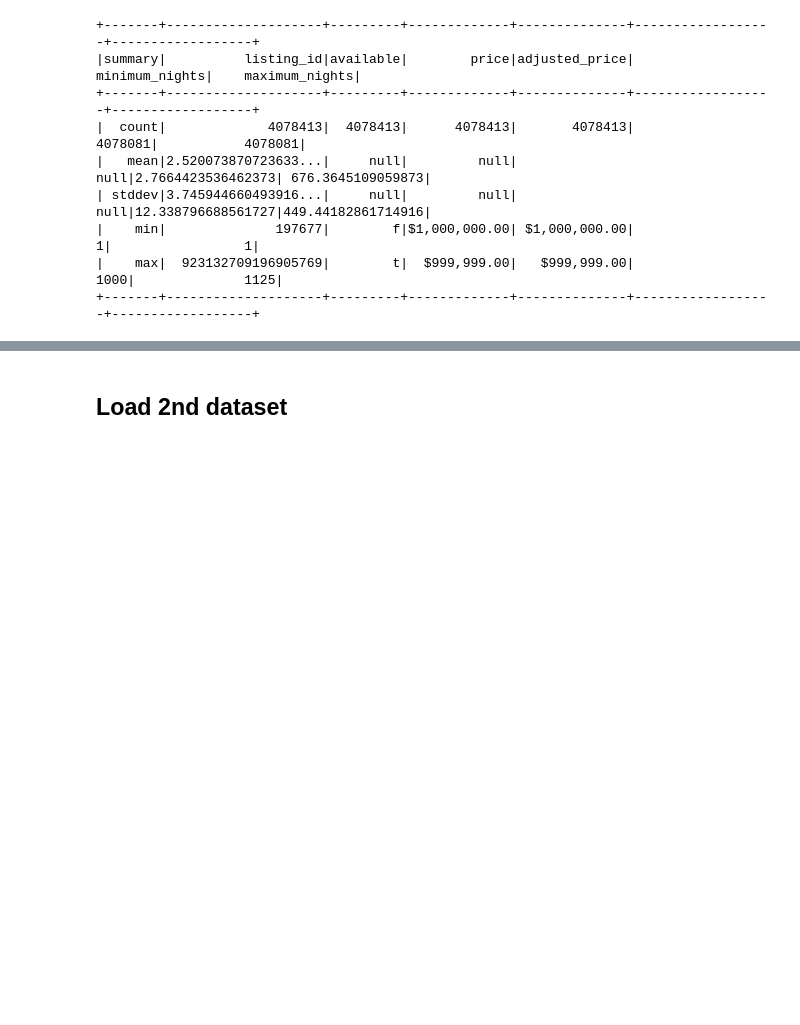
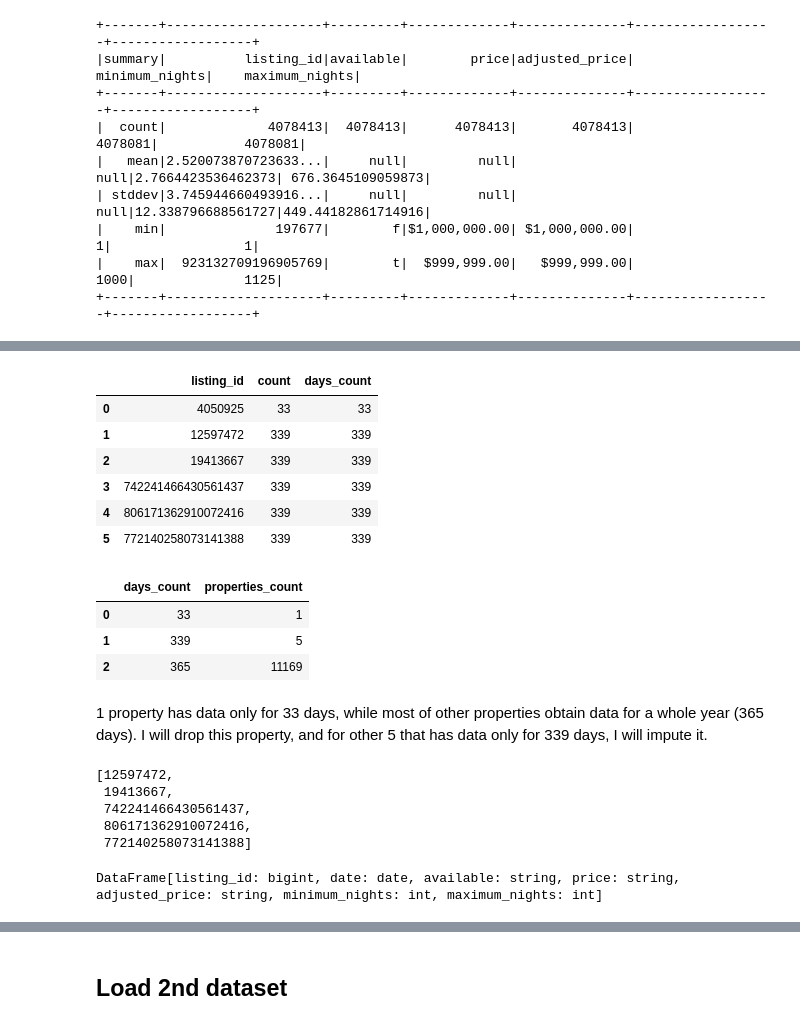
Before and after one commit to j-ts/storage-big-data-ca1, a Jupyter notebook: ca1.ipynb, the cells around one changed output, grey strips where cells are left out. Drawn from its saved outputs; the diff is of its cells as text; code cells hidden in the pictures; blank space fills up the shorter version.

```diff
--- a/ca1.ipynb
+++ b/ca1.ipynb
@@ -17,9 +40,11 @@ spark = (SparkSession.builder \
     .appName("Tokyo Airbnb Analysis")
     # hardware-related configs, comment it if not needed for your machine.
     .config("spark.driver.memory", "6g")
-    .config("spark.executor.memory", "4g")
+    .config("spark.executor.memory", "6g")
+    .config("spark.dynamicAllocation.enabled", "true")
     .config("spark.network.timeout", "600s")
     .config("spark.executor.heartbeatInterval", "120s")
+
     # to output more
     .config("spark.sql.debug.maxToStringFields", 100)
     .getOrCreate())
@@ -125,0 +134,10 @@ col_to_drop = ['adjusted_price', 'minimum_nights', 'maximum_nights']
+# %%
+# Check amount of unique values in the 'listing_id' column
+listing_gr = df_calendar.groupBy("listing_id").count()
+
+print('There are', listing_gr.count(), 'properties in this dataset.')
+
+pandas_df_listing = listing_gr.orderBy(col("count")).toPandas()
+pandas_df_listing['days_count'] = pandas_df_listing['count']
+result = pandas_df_listing.groupby('days_count').size().reset_index(name='properties_count')
+pandas_df_listing.head()
@@ -125,0 +152,28 @@ col_to_drop = ['adjusted_price', 'minimum_nights', 'maximum_nights']
+# %%
+pandas_df_listing.head(6)
+# %% [output]
+|  | listing_id | count | days_count |
+| 0 | 4050925 | 33 | 33 |
+| 1 | 12597472 | 339 | 339 |
+| 2 | 19413667 | 339 | 339 |
+| 3 | 742241466430561437 | 339 | 339 |
+| 4 | 806171362910072416 | 339 | 339 |
+| 5 | 772140258073141388 | 339 | 339 |
+# %%
+result
+# %% [output]
+|  | days_count | properties_count |
+| 0 | 33 | 1 |
+| 1 | 339 | 5 |
+| 2 | 365 | 11169 |
+# %% [markdown]
+1 property has data only for 33 days, while most of other properties obtain data for a whole year (365 days). I will drop this property, and for other 5 that has data only for 339 days, I will impute it.
+# %%
+listing_to_correct = list(pandas_df_listing[pandas_df_listing['count'] == 339]['listing_id'])
+listing_to_correct
+# %% [output]
+[12597472,
+ 19413667,
+ 742241466430561437,
+ 806171362910072416,
+ 772140258073141388]
@@ -125,0 +186,5 @@ col_to_drop = ['adjusted_price', 'minimum_nights', 'maximum_nights']
+# %%
+filtered_data = df_calendar.filter(col("listing_id").isin(listing_to_correct))
+filtered_data
+# %% [output]
+DataFrame[listing_id: bigint, date: date, available: string, price: string, adjusted_price: string, minimum_nights: int, maximum_nights: int]
```
Also changed, not shown: parts of 110 cells of this notebook.
